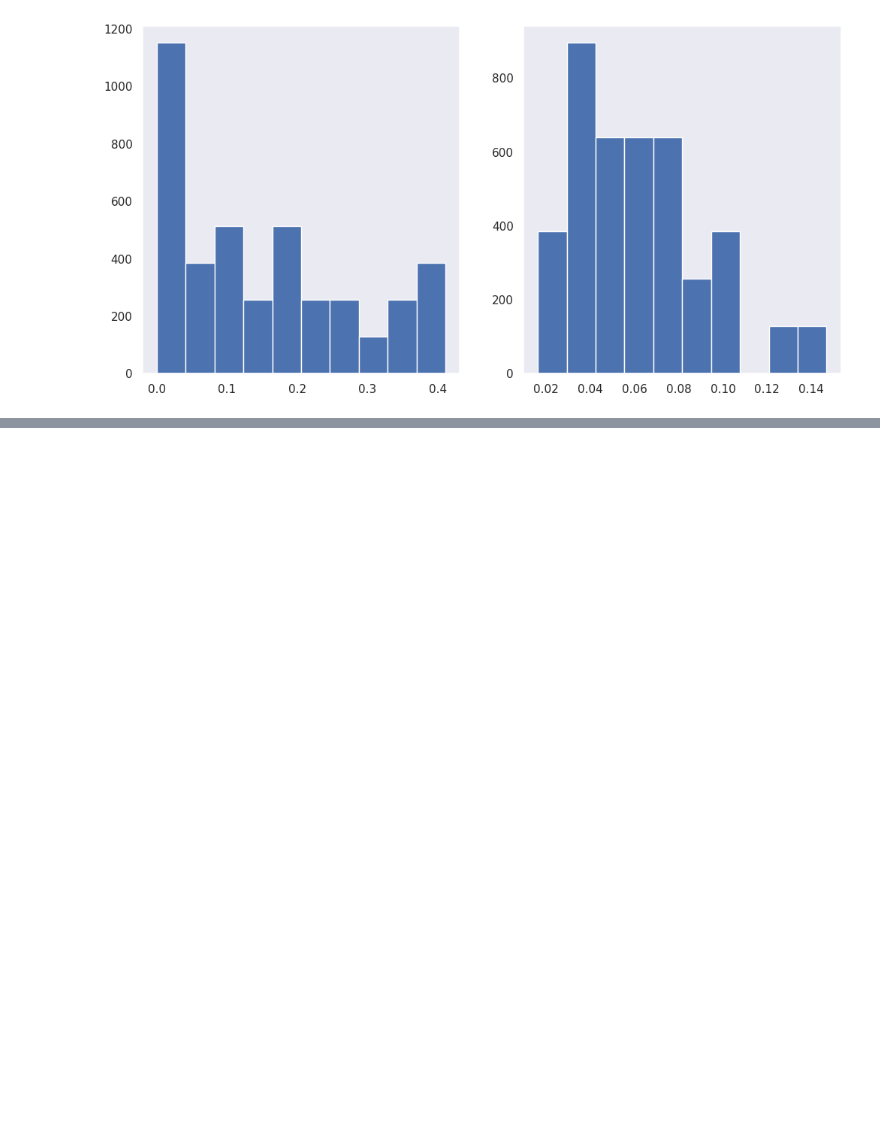
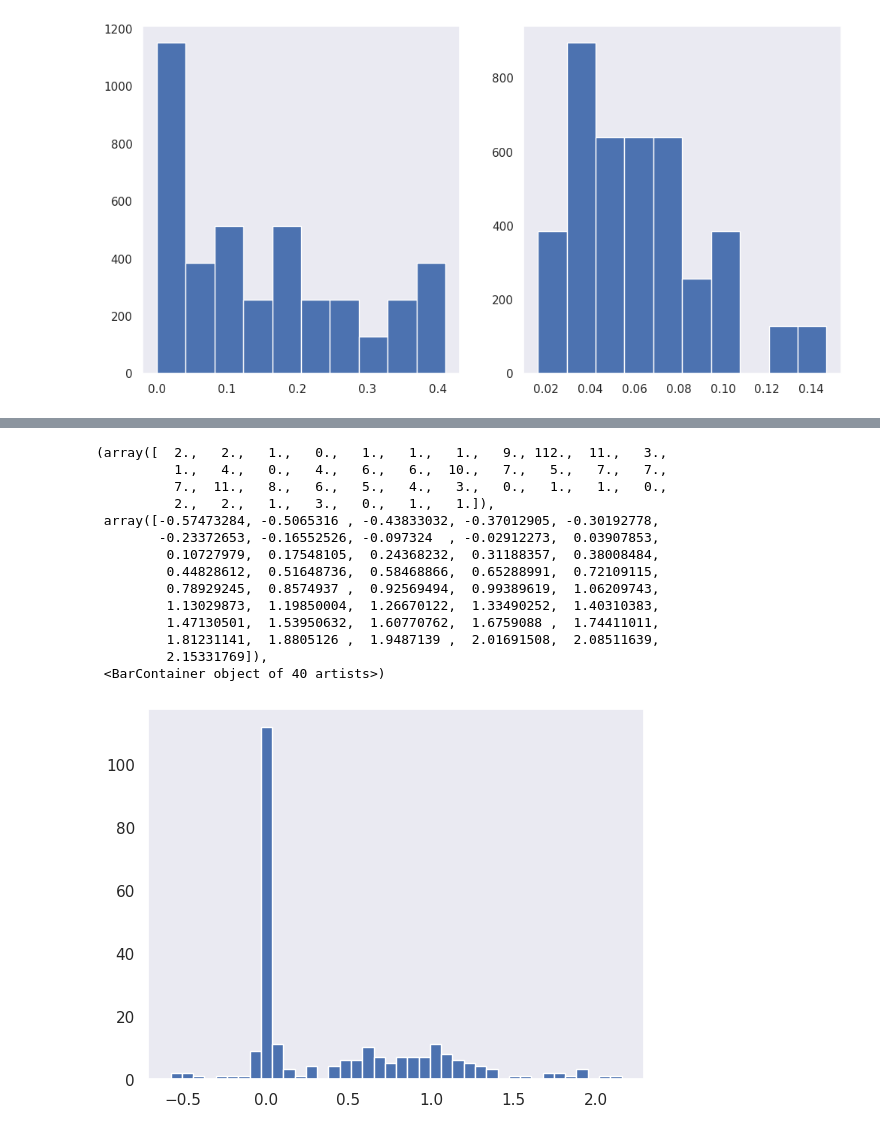
Before and after one commit to vnlinh112/IConNet, a Jupyter notebook: notebooks/physio16k_fold4_m13.ipynb, the cells around one changed output, grey strips where cells are left out. Cells and saved outputs as stored; diff of their text form; code cells hidden in the pictures; blank space fills up the shorter version.

```diff
--- a/notebooks/physio16k_fold4_m13.ipynb
+++ b/notebooks/physio16k_fold4_m13.ipynb
@@ -475,0 +507,3 @@ Mem before-during-after: 33834496 4376692736 33834496
+# %%
+layer = model.fe_blocks.blocks[0].block.layer
+visualize_model.print_parameters(layer)
@@ -475,0 +549,3 @@ Mem before-during-after: 33834496 4376692736 33834496
+# %%
+named_params = [p for p in layer.named_parameters()]
+named_params
@@ -475,0 +570,19 @@ Mem before-during-after: 33834496 4376692736 33834496
+# %%
+window_params = named_params[2][1].detach().cpu().numpy()
+plt.hist(window_params.flatten(), bins=40)
+# %% [output]
+(array([  2.,   2.,   1.,   0.,   1.,   1.,   1.,   9., 112.,  11.,   3.,
+          1.,   4.,   0.,   4.,   6.,   6.,  10.,   7.,   5.,   7.,   7.,
+          7.,  11.,   8.,   6.,   5.,   4.,   3.,   0.,   1.,   1.,   0.,
+          2.,   2.,   1.,   3.,   0.,   1.,   1.]),
+ array([-0.57473284, -0.5065316 , -0.43833032, -0.37012905, -0.30192778,
+        -0.23372653, -0.16552526, -0.097324  , -0.02912273,  0.03907853,
+         0.10727979,  0.17548105,  0.24368232,  0.31188357,  0.38008484,
+         0.44828612,  0.51648736,  0.58468866,  0.65288991,  0.72109115,
+         0.78929245,  0.8574937 ,  0.92569494,  0.99389619,  1.06209743,
+         1.13029873,  1.19850004,  1.26670122,  1.33490252,  1.40310383,
+         1.47130501,  1.53950632,  1.60770762,  1.6759088 ,  1.74411011,
+         1.81231141,  1.8805126 ,  1.9487139 ,  2.01691508,  2.08511639,
+         2.15331769]),
+ <BarContainer object of 40 artists>)
+[figure, added]
```
Also changed, not shown: parts of 23 cells of this notebook, 6 other files.
